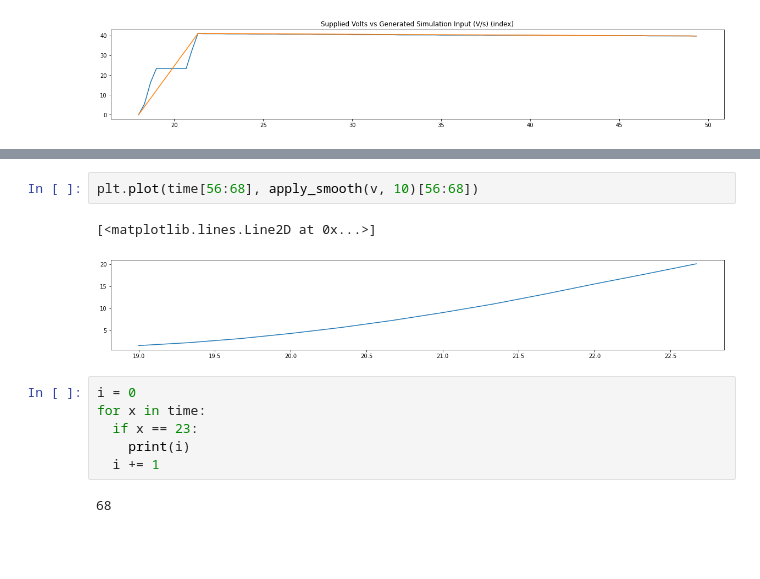
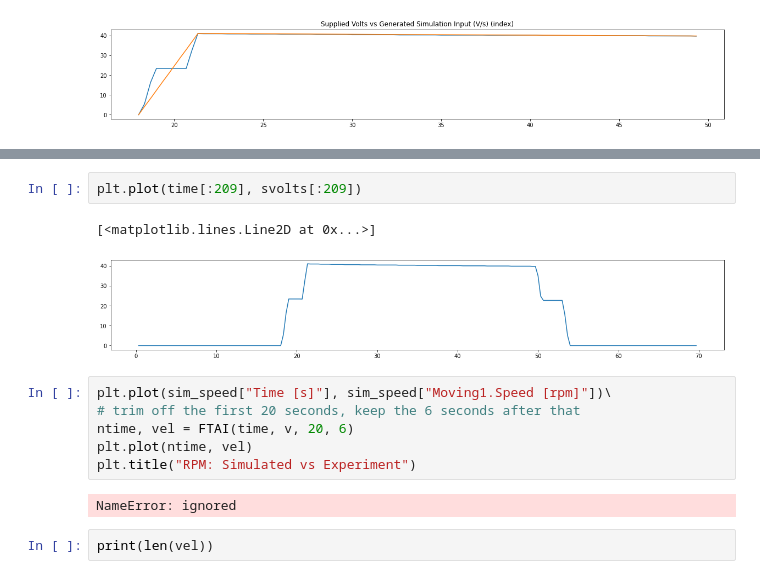
Before and after one commit to waterloop/propulsion-misc, a Jupyter notebook: RCommExtractor/Roboteq_Commutation_Extraction.ipynb, the cells around one changed output, grey strips where cells are left out. Cells and saved outputs as stored; diff of their text form; blank space fills up the shorter version.

```diff
--- a/RCommExtractor/Roboteq_Commutation_Extraction.ipynb
+++ b/RCommExtractor/Roboteq_Commutation_Extraction.ipynb
@@ -179,13 +176,15 @@ plt.plot(sim_speed["Time [s]"][:2446], apply_smooth(sim_speed["Moving1.Speed [rp
-# %%
-plt.plot(time[56:68], apply_smooth(v, 10)[56:68])
-# %% [output]
-[<matplotlib.lines.Line2D at 0x...>]
-[figure, removed]
-# %%
-i = 0
-for x in time:
-  if x == 23:
-    print(i)
-  i += 1
-# %% [output]
-68
+# %%
+plt.plot(time[:209], svolts[:209])
+# %% [output]
+[<matplotlib.lines.Line2D at 0x...>]
+[figure, added]
+# %%
+plt.plot(sim_speed["Time [s]"], sim_speed["Moving1.Speed [rpm]"])\
+# trim off the first 20 seconds, keep the 6 seconds after that
+ntime, vel = FTAI(time, v, 20, 6)
+plt.plot(ntime, vel)
+plt.title("RPM: Simulated vs Experiment")
+# %% [output]
+NameError: ignored
+# %%
+print(len(vel))
```
Also changed, not shown: parts of 6 cells of this notebook, 6 other files.
